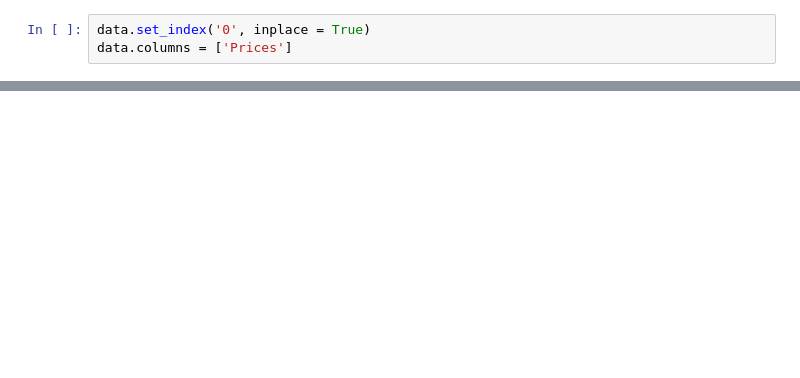
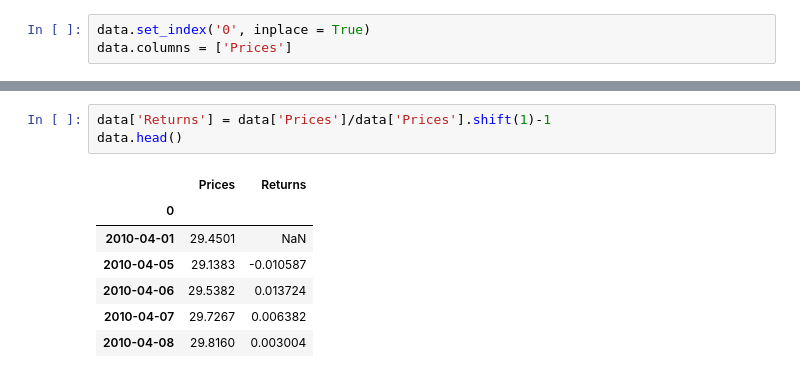
Before and after one commit to RaphAbb/MSE448, a Jupyter notebook: hw1.ipynb, the cells around one changed output, grey strips where cells are left out. Cells and saved outputs as stored; diff of their text form; blank space fills up the shorter version.

```diff
--- a/hw1.ipynb
+++ b/hw1.ipynb
@@ -160,0 +159,11 @@ data.head()
+# %%
+data['Returns'] = data['Prices']/data['Prices'].shift(1)-1
+data.head()
+# %% [output]
+|  | Prices | Returns |
+| 0 |  |  |
+| 2010-04-01 | 29.4501 | NaN |
+| 2010-04-05 | 29.1383 | -0.010587 |
+| 2010-04-06 | 29.5382 | 0.013724 |
+| 2010-04-07 | 29.7267 | 0.006382 |
+| 2010-04-08 | 29.8160 | 0.003004 |
```
Also changed, not shown: parts of 9 cells of this notebook.
